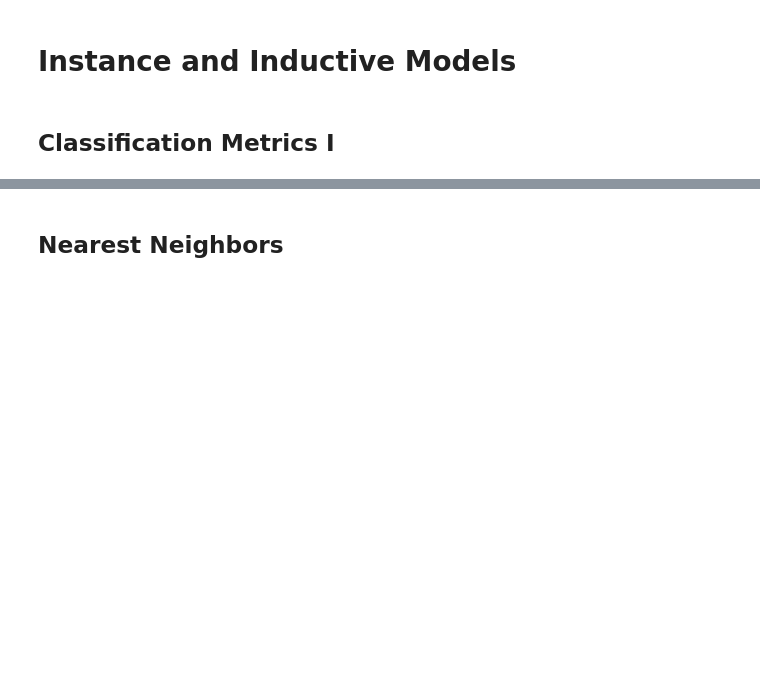
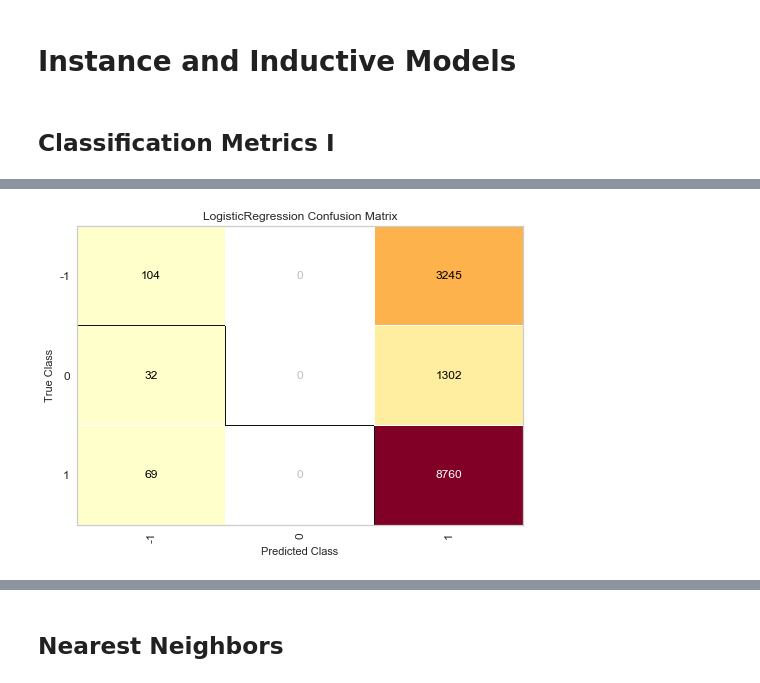
Before and after one commit to DistrictDataLabs/navyfcu-ml, a Jupyter notebook: Session 4 - Instance and Inductive Models.ipynb, the cells around one changed output, grey strips where cells are left out. Saved outputs shown, nothing was run; the diff lists cells and outputs as text; code cells hidden in the pictures; blank space fills up the shorter version.

```diff
--- a/Session 4 - Instance and Inductive Models.ipynb
+++ b/Session 4 - Instance and Inductive Models.ipynb
@@ -24,0 +158,25 @@ sns.set_style('whitegrid')
+# %%
+from sklearn.model_selection import train_test_split
+
+
+game = pd.read_csv('data/game/game.csv')
+
+game.replace({'loss':-1, 'draw':0, 'win':1, 'x':2, 'o':3, 'b':4}, inplace=True)
+
+X = game.iloc[:, game.columns != 'outcome']
+y = game['outcome']
+
+X_train, X_test, y_train, y_test = train_test_split(X, y, test_size =0.2)
+# %%
+from sklearn.linear_model import LogisticRegression
+from yellowbrick.classifier import ConfusionMatrix
+
+
+model = LogisticRegression()
+
+cm = ConfusionMatrix(model)
+cm.fit(X_train, y_train)
+cm.score(X_test, y_test)
+cm.poof()
+# %% [output]
+[figure, added]
```
Also changed, not shown: parts of 25 cells of this notebook, 7 other files.
